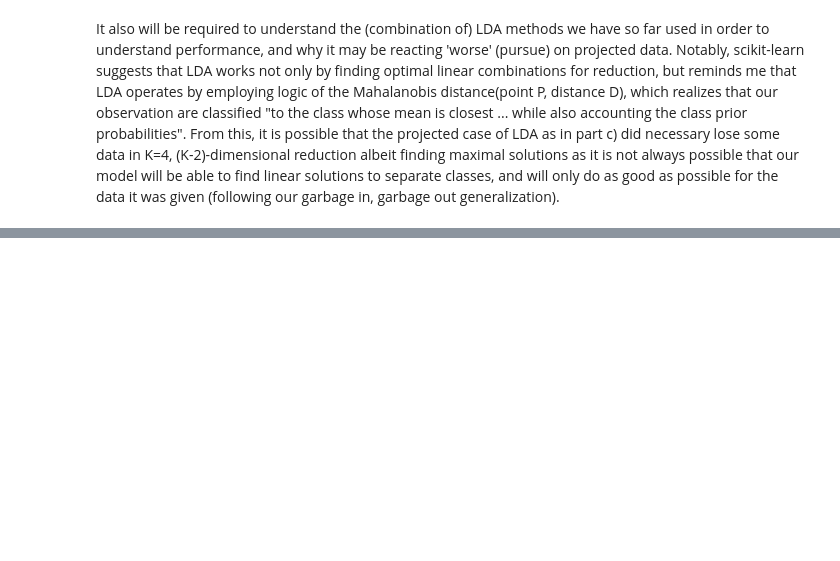
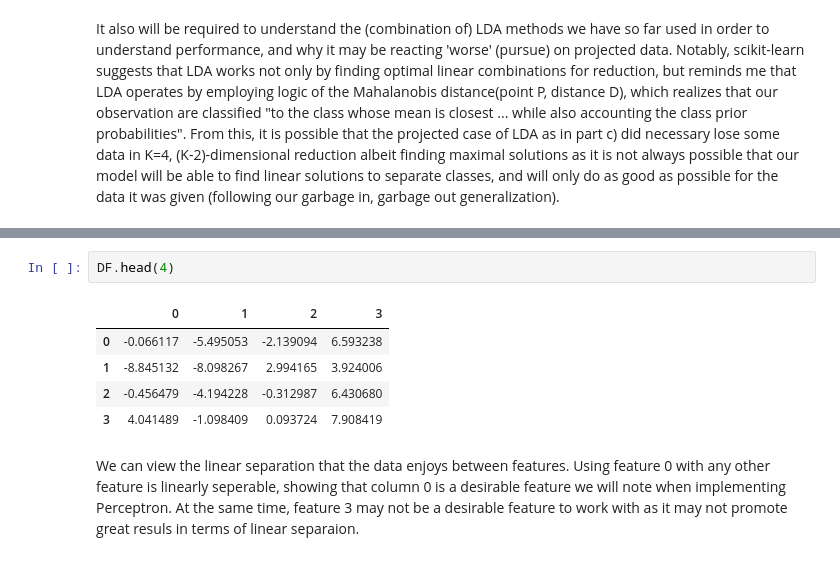
Before and after one commit to matthewpkearney/hw2-classification, a Jupyter notebook: MatthewKearney_HW2.ipynb, the cells around one changed output, grey strips where cells are left out. Saved outputs shown, nothing was run; the diff lists cells and outputs as text; blank space fills up the shorter version.

```diff
--- a/MatthewKearney_HW2.ipynb
+++ b/MatthewKearney_HW2.ipynb
@@ -400,0 +422,10 @@ It also will be required to understand the (combination of) LDA methods we have
+# %%
+DF.head(4)
+# %% [output]
+|  | 0 | 1 | 2 | 3 |
+| 0 | -0.066117 | -5.495053 | -2.139094 | 6.593238 |
+| 1 | -8.845132 | -8.098267 | 2.994165 | 3.924006 |
+| 2 | -0.456479 | -4.194228 | -0.312987 | 6.430680 |
+| 3 | 4.041489 | -1.098409 | 0.093724 | 7.908419 |
+# %% [markdown]
+We can view the linear separation that the data enjoys between features. Using feature 0 with any other feature is linearly seperable, showing that column 0 is a desirable feature we will note when implementing Perceptron. At the same time, feature 3 may not be a desirable feature to work with as it may not promote great resuls in terms of linear separaion.
```
Also changed, not shown: parts of 6 cells of this notebook.
